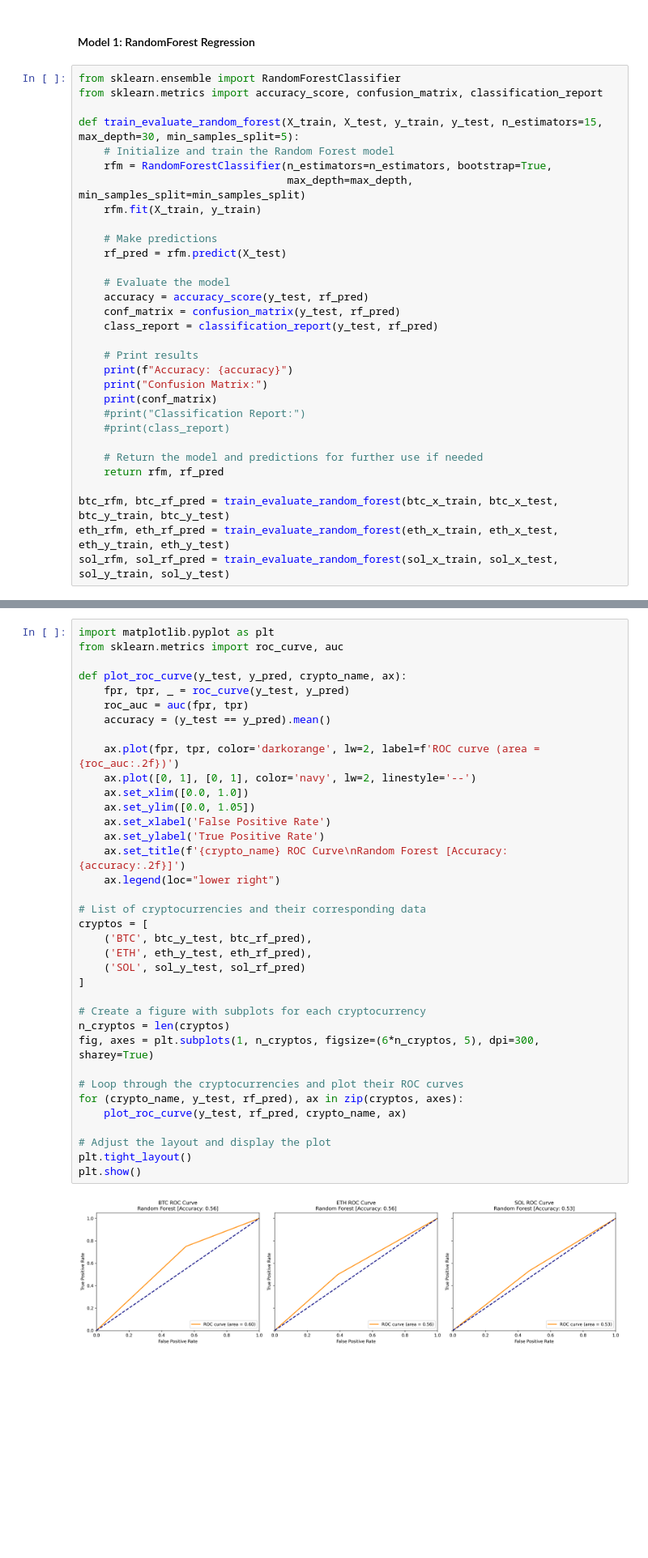
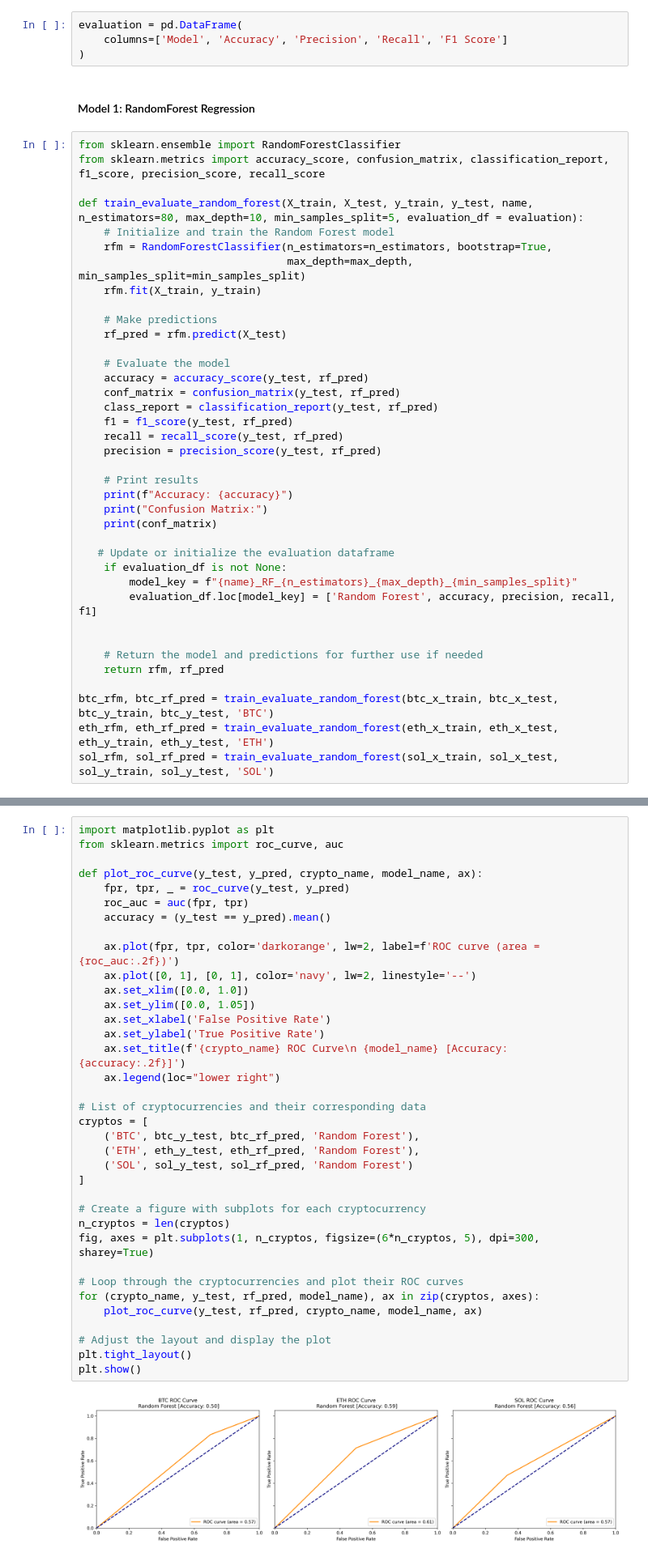
Before and after one commit to NumericCamel/Master-Thesis, a Jupyter notebook: notebook/model_building.ipynb, the cells around one changed output, grey strips where cells are left out. Shown at 81% size. Cells and saved outputs as stored; diff of their text form; blank space fills up the shorter version.

```diff
--- a/notebook/model_building.ipynb
+++ b/notebook/model_building.ipynb
@@ -132,10 +125,14 @@ if np.isnan(X).values.any():
+# %%
+evaluation = pd.DataFrame(
+    columns=['Model', 'Accuracy', 'Precision', 'Recall', 'F1 Score']
+)
 # %% [markdown]
 #### Model 1: RandomForest Regression
 # %%
 from sklearn.ensemble import RandomForestClassifier
-from sklearn.metrics import accuracy_score, confusion_matrix, classification_report
+from sklearn.metrics import accuracy_score, confusion_matrix, classification_report, f1_score, precision_score, recall_score
 
-def train_evaluate_random_forest(X_train, X_test, y_train, y_test, n_estimators=15, max_depth=30, min_samples_split=5):
+def train_evaluate_random_forest(X_train, X_test, y_train, y_test, name, n_estimators=80, max_depth=10, min_samples_split=5, evaluation_df = evaluation):
     # Initialize and train the Random Forest model
     rfm = RandomForestClassifier(n_estimators=n_estimators, bootstrap=True,
                                  max_depth=max_depth, min_samples_split=min_samples_split)
@@ -148,18 +145,25 @@ def train_evaluate_random_forest(X_train, X_test, y_train, y_test, n_estimators=
     accuracy = accuracy_score(y_test, rf_pred)
     conf_matrix = confusion_matrix(y_test, rf_pred)
     class_report = classification_report(y_test, rf_pred)
+    f1 = f1_score(y_test, rf_pred)
+    recall = recall_score(y_test, rf_pred)
+    precision = precision_score(y_test, rf_pred)
 
     # Print results
     print(f"Accuracy: {accuracy}")
     print("Confusion Matrix:")
     print(conf_matrix)
-    #print("Classification Report:")
-    #print(class_report)
+
+   # Update or initialize the evaluation dataframe
+    if evaluation_df is not None:
+        model_key = f"{name}_RF_{n_estimators}_{max_depth}_{min_samples_split}"
+        evaluation_df.loc[model_key] = ['Random Forest', accuracy, precision, recall, f1]
+
 
     # Return the model and predictions for further use if needed
     return rfm, rf_pred
 
-btc_rfm, btc_rf_pred = train_evaluate_random_forest(btc_x_train, btc_x_test, btc_y_train, btc_y_test)
-eth_rfm, eth_rf_pred = train_evaluate_random_forest(eth_x_train, eth_x_test, eth_y_train, eth_y_test)
-sol_rfm, sol_rf_pred = train_evaluate_random_forest(sol_x_train, sol_x_test, sol_y_train, sol_y_test)
+btc_rfm, btc_rf_pred = train_evaluate_random_forest(btc_x_train, btc_x_test, btc_y_train, btc_y_test, 'BTC')
+eth_rfm, eth_rf_pred = train_evaluate_random_forest(eth_x_train, eth_x_test, eth_y_train, eth_y_test, 'ETH')
+sol_rfm, sol_rf_pred = train_evaluate_random_forest(sol_x_train, sol_x_test, sol_y_train, sol_y_test, 'SOL')
 # %% [output]
@@ -182,40 +193,40 @@ ROC Curve to test model evaluation
 # %%
 import matplotlib.pyplot as plt
 from sklearn.metrics import roc_curve, auc
 
-def plot_roc_curve(y_test, y_pred, crypto_name, ax):
+def plot_roc_curve(y_test, y_pred, crypto_name, model_name, ax):
     fpr, tpr, _ = roc_curve(y_test, y_pred)
     roc_auc = auc(fpr, tpr)
     accuracy = (y_test == y_pred).mean()
 
     ax.plot(fpr, tpr, color='darkorange', lw=2, label=f'ROC curve (area = {roc_auc:.2f})')
     ax.plot([0, 1], [0, 1], color='navy', lw=2, linestyle='--')
     ax.set_xlim([0.0, 1.0])
     ax.set_ylim([0.0, 1.05])
     ax.set_xlabel('False Positive Rate')
     ax.set_ylabel('True Positive Rate')
-    ax.set_title(f'{crypto_name} ROC Curve\nRandom Forest [Accuracy: {accuracy:.2f}]')
+    ax.set_title(f'{crypto_name} ROC Curve\n {model_name} [Accuracy: {accuracy:.2f}]')
     ax.legend(loc="lower right")
 
 # List of cryptocurrencies and their corresponding data
 cryptos = [
-    ('BTC', btc_y_test, btc_rf_pred),
-    ('ETH', eth_y_test, eth_rf_pred),
-    ('SOL', sol_y_test, sol_rf_pred)
+    ('BTC', btc_y_test, btc_rf_pred, 'Random Forest'),
+    ('ETH', eth_y_test, eth_rf_pred, 'Random Forest'),
+    ('SOL', sol_y_test, sol_rf_pred, 'Random Forest')
 ]
 
 # Create a figure with subplots for each cryptocurrency
 n_cryptos = len(cryptos)
 fig, axes = plt.subplots(1, n_cryptos, figsize=(6*n_cryptos, 5), dpi=300, sharey=True)
 
 # Loop through the cryptocurrencies and plot their ROC curves
-for (crypto_name, y_test, rf_pred), ax in zip(cryptos, axes):
-    plot_roc_curve(y_test, rf_pred, crypto_name, ax)
+for (crypto_name, y_test, rf_pred, model_name), ax in zip(cryptos, axes):
+    plot_roc_curve(y_test, rf_pred, crypto_name, model_name, ax)
 
 # Adjust the layout and display the plot
 plt.tight_layout()
 plt.show()
 # %% [output]
-[figure, old version]
+[figure, new version]
 # %% [markdown]
 #### Model 2: Support Vector Machine (SVM)
```
Also changed, not shown: parts of 19 cells of this notebook.
